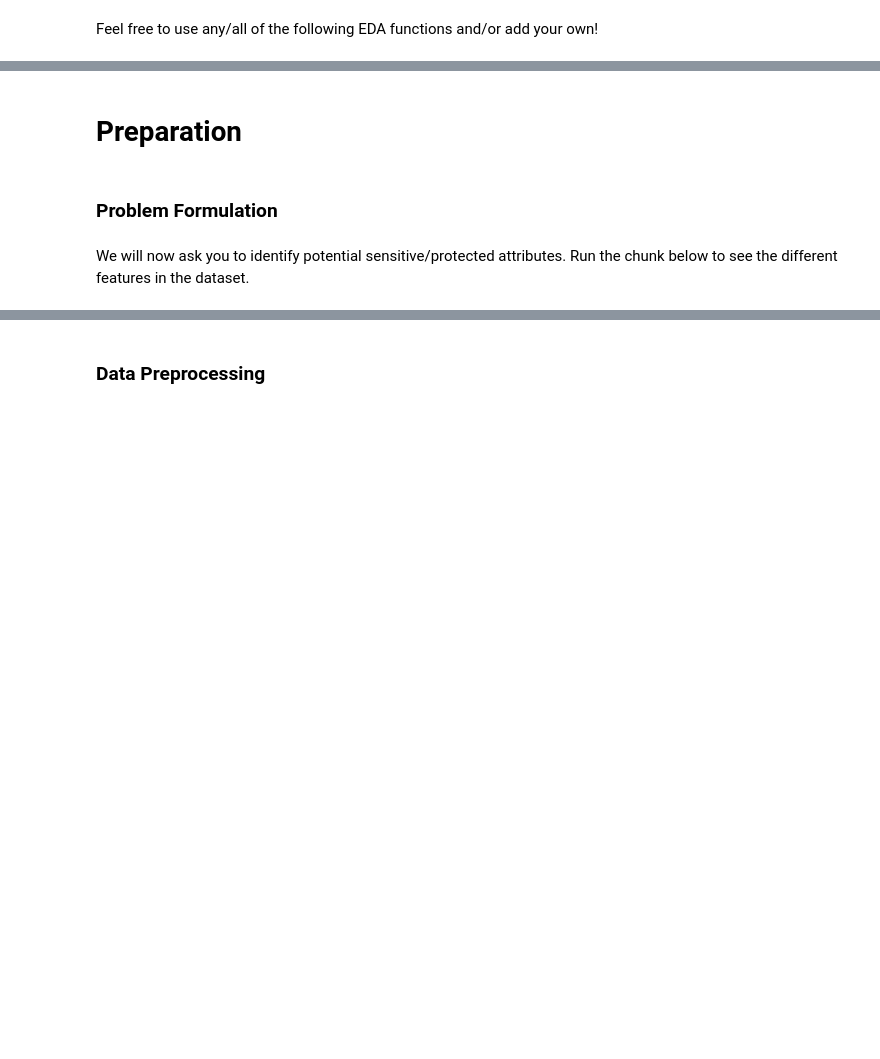
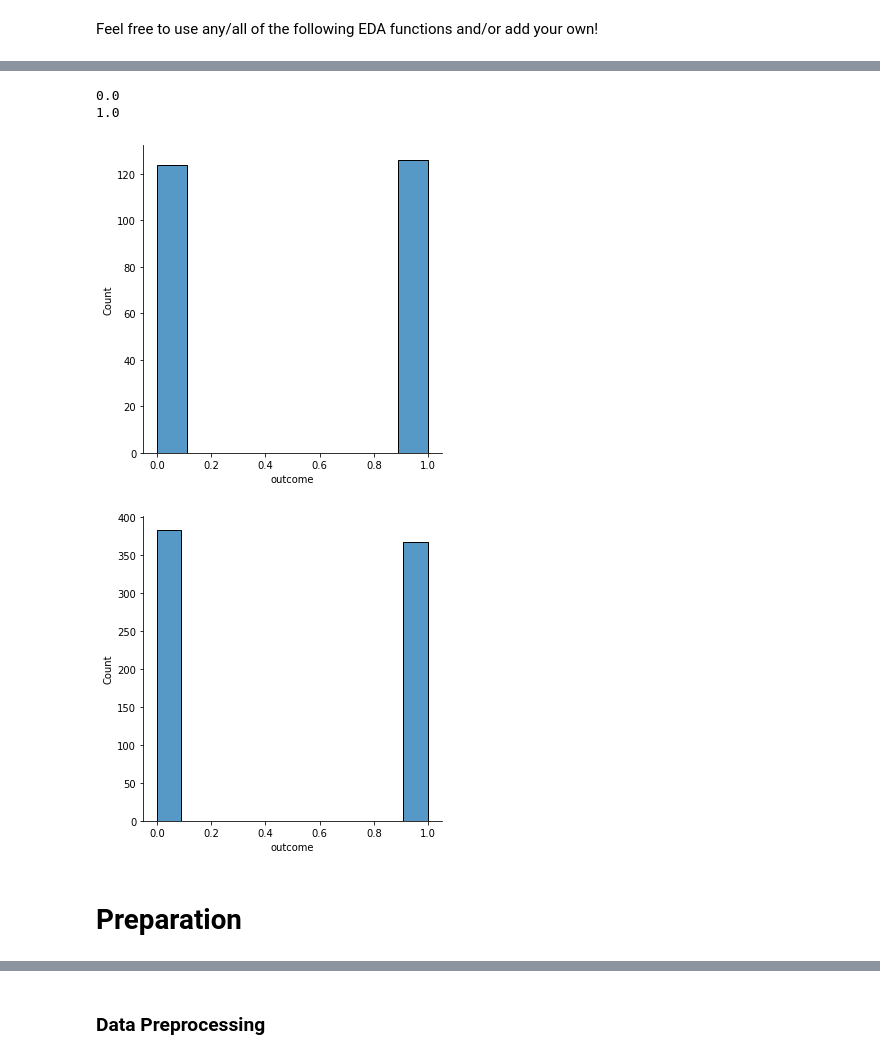
Before and after one commit to mnagired/fairness-sandbox, a Jupyter notebook: sandbox.ipynb, the cells around one changed output, grey strips where cells are left out. Saved outputs shown, nothing was run; the diff lists cells and outputs as text; code cells hidden in the pictures; blank space fills up the shorter version.

```diff
--- a/sandbox.ipynb
+++ b/sandbox.ipynb
@@ -280,9 +313,14 @@ def plot_counts(df, attr):
 # %%
 def group_by_plot(df, attr1, attr2):
     for val in list(df[attr1].unique()):
         print(val)
         temp = df[df[attr1] == val]
         sns.displot(temp[attr2])
 
 # example
-# group_by_plot(df_por, 'sex', 'G3')
+group_by_plot(df_synthetic, 'sens_feat', 'outcome')
+# %% [output]
+0.0
+1.0
+[figure, added]
+[figure, added]
@@ -291,4 +327,2 @@ def group_by_plot(df, attr1, attr2):
 # %% [markdown]
 # Preparation
-# %% [markdown]
-### Problem Formulation
@@ -307,2 +328,0 @@ threshold(df_por, threshold=14)
-# %% [markdown]
-We will now ask you to identify potential sensitive/protected attributes. Run the chunk below to see the different features in the dataset.
```
Also changed, not shown: parts of 53 cells of this notebook.
